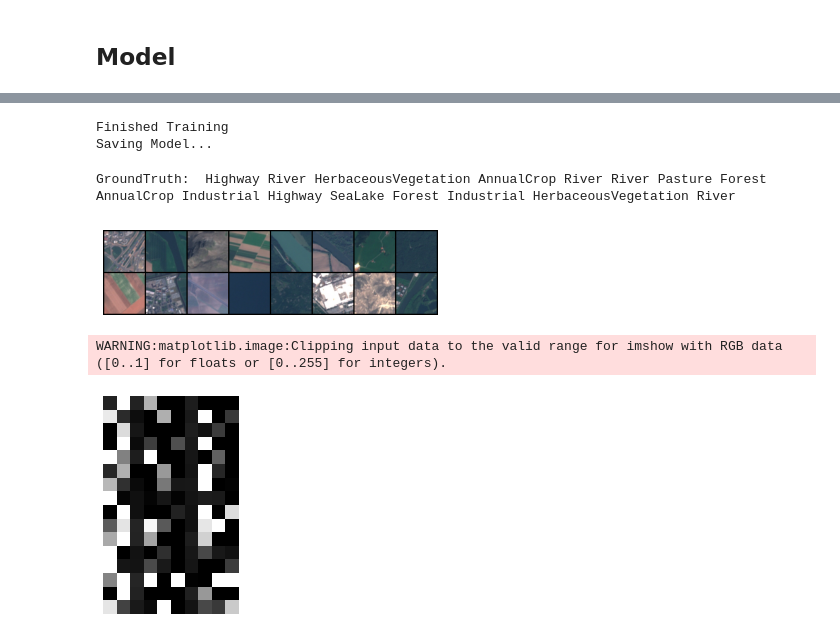
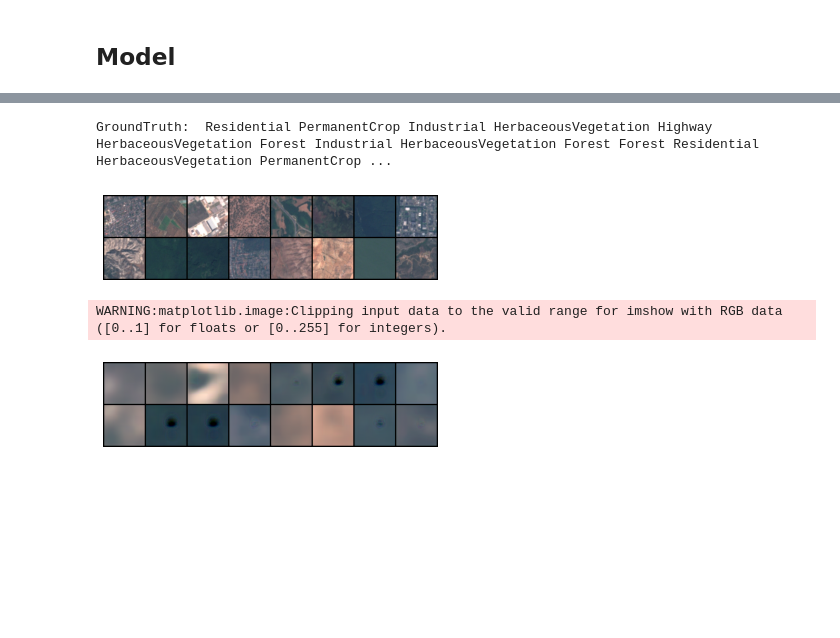
Before and after one commit to AlexanderLontke/ssl-remote-sensing, a Jupyter notebook: notebooks/VAE.ipynb, the cells around one changed output, grey strips where cells are left out. Cells and saved outputs as stored; diff of their text form; code cells hidden in the pictures; blank space fills up the shorter version.

Commit message:
First ResNet based VAE model

```diff
--- a/notebooks/VAE.ipynb
+++ b/notebooks/VAE.ipynb
@@ -233,8 +311,7 @@ def loss_function(ỹ, y, mu, logvar):
 # %%
 # Training and testing the VAE
 
-epochs = 20
-codes = dict(μ=list(), logσ2=list(), x=list())
+epochs = 10
 for epoch in range(0, epochs + 1):
     # Training
     if epoch > 0:  # test untrained net first
@@ -243,13 +320,18 @@ for epoch in range(0, epochs + 1):
         for y, _ in trainloader:
             y = y.to(device)
             # ===================forward=====================
-            ỹ, mu, logvar = autoencoder(y)
-            loss = loss_function(ỹ, y, mu, logvar)
+            loss = autoencoder.training_step(y)[2]
             train_loss += loss.item()
             # ===================backward====================
-            optimizer.zero_grad()
+            autoencoder.configure_optimizers().zero_grad()
             loss.backward()
-            optimizer.step()
+            autoencoder.configure_optimizers().step()
         # ===================log========================
         print(f'====> Epoch: {epoch} Average loss: {train_loss / len(trainloader):.4f}')
+
+print('Finished Training')
+print('Saving Model...')
+if not os.path.exists('./weights'):
+    os.mkdir('./weights')
+torch.save(autoencoder.state_dict(), "./weights/autoencoder.pkl")
 # %% [output]
@@ -276,12 +350,3 @@ for epoch in range(0, epochs + 1):
-# %%
-print('Finished Training')
-print('Saving Model...')
-if not os.path.exists('./weights'):
-    os.mkdir('./weights')
-torch.save(autoencoder.state_dict(), "./weights/autoencoder.pkl")
-# %% [output]
-Finished Training
-Saving Model...
 # %%
 autoencoder.load_state_dict(torch.load("./weights/autoencoder.pkl"))
 dataiter = iter(trainloader)
@@ -290,11 +355,11 @@ print('GroundTruth: ', ' '.join('%5s' % classes[labels[j]] for j in range(16)))
 imshow(torchvision.utils.make_grid(images))
 images = Variable(images.cuda())
 # %% [output]
-GroundTruth:  Highway River HerbaceousVegetation AnnualCrop River River Pasture Forest AnnualCrop Industrial Highway SeaLake Forest Industrial HerbaceousVegetation River
+GroundTruth:  Residential PermanentCrop Industrial HerbaceousVegetation Highway HerbaceousVegetation Forest Industrial HerbaceousVegetation Forest Forest Residential HerbaceousVegetation PermanentCrop ...
-[figure, old version]
+[figure, new version]
 # %%
-decoded_imgs = autoencoder(images)[1]
-imshow(torchvision.utils.make_grid(decoded_imgs.data))
+decoded_imgs = autoencoder.training_step(images)[1]
+imshow(torchvision.utils.make_grid(decoded_imgs))
 # %% [output]
 WARNING:matplotlib.image:Clipping input data to the valid range for imshow with RGB data ([0..1] for floats or [0..255] for integers).
-[figure, old version]
+[figure, new version]
```
Also changed, not shown: parts of 11 cells of this notebook.
